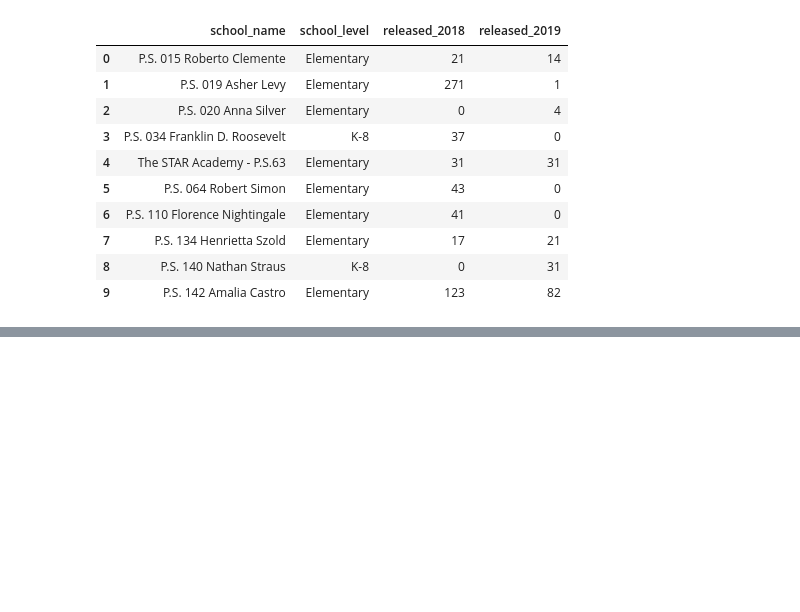
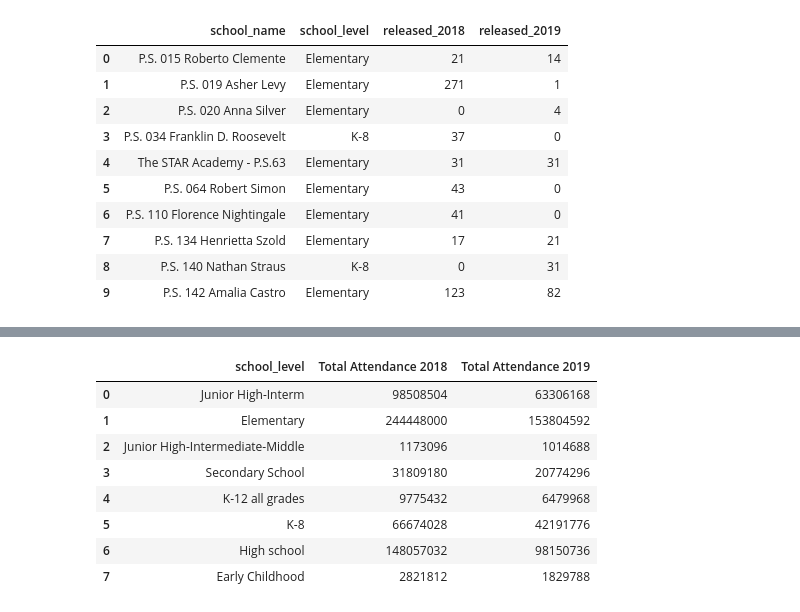
Before and after one commit to kamalnyc17/ETL_Project, a Jupyter notebook: ETL_NYC_Daily_Attendance_By_School.ipynb, the cells around one changed output, grey strips where cells are left out. Cells and saved outputs as stored; diff of their text form; code cells hidden in the pictures; blank space fills up the shorter version.

```diff
--- a/ETL_NYC_Daily_Attendance_By_School.ipynb
+++ b/ETL_NYC_Daily_Attendance_By_School.ipynb
@@ -202,0 +216,13 @@ pd.read_sql_query('select school_name, school_level, released_2018, released_201
+# %%
+# compare attendance by school level
+pd.read_sql_query('select school_level, SUM(present_2018) AS "Total Attendance 2018", SUM(present_2019) AS "Total Attendance 2019" from schools GROUP BY school_level', con=engine).head(10)
+# %% [output]
+|  | school_level | Total Attendance 2018 | Total Attendance 2019 |
+| 0 | Junior High-Interm | 98508504 | 63306168 |
+| 1 | Elementary | 244448000 | 153804592 |
+| 2 | Junior High-Intermediate-Middle | 1173096 | 1014688 |
+| 3 | Secondary School | 31809180 | 20774296 |
+| 4 | K-12 all grades | 9775432 | 6479968 |
+| 5 | K-8 | 66674028 | 42191776 |
+| 6 | High school | 148057032 | 98150736 |
+| 7 | Early Childhood | 2821812 | 1829788 |
```
Also changed, not shown: parts of 3 cells of this notebook.
